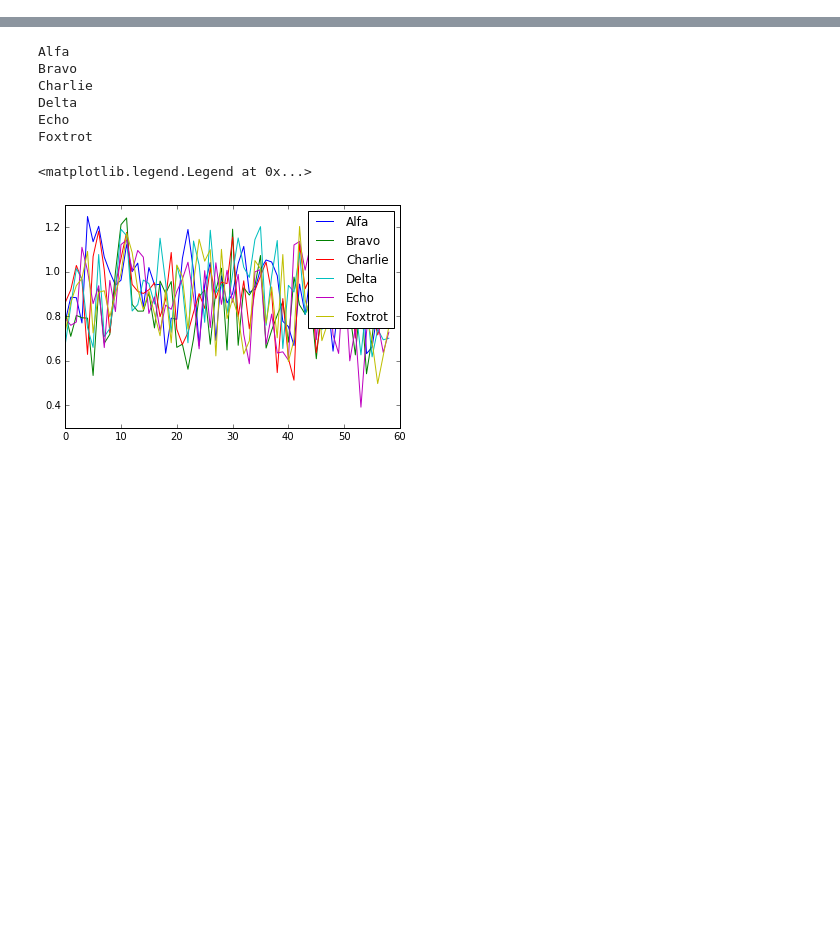
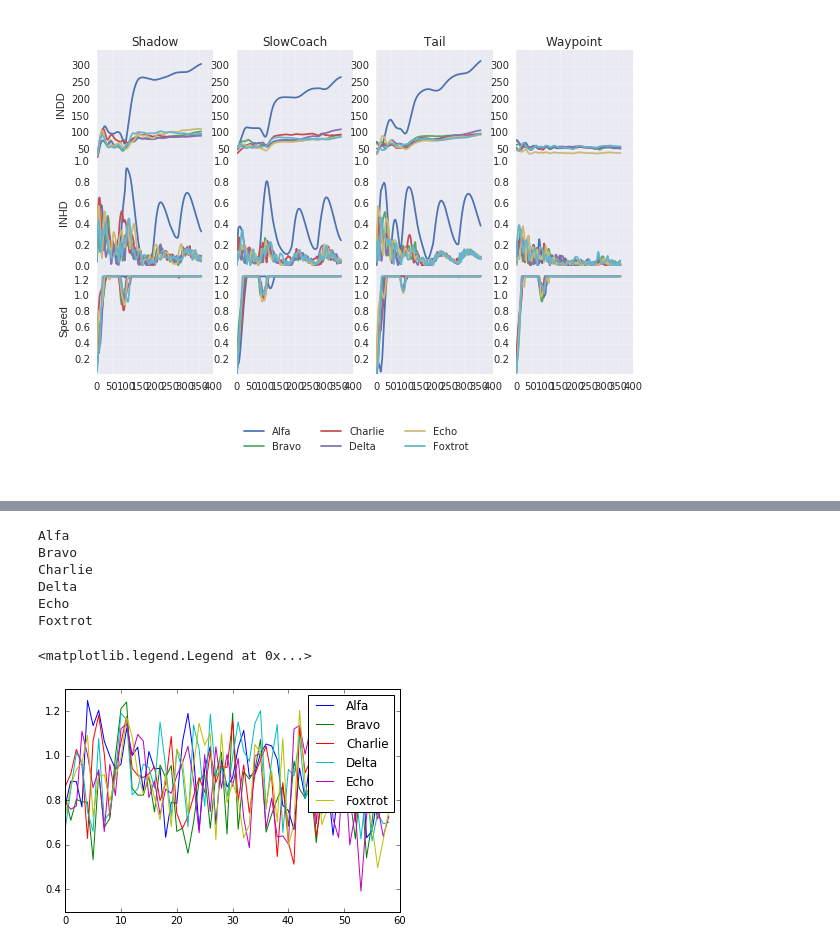
Before and after one commit to andrewbolster/aietes, a Jupyter notebook: scripts/notebooks/AIETES/Simplified Simplified Behaviour Stuff using DataFrames.ipynb, the cells around one changed output, grey strips where cells are left out. Saved outputs shown, nothing was run; the diff lists cells and outputs as text; code cells hidden in the pictures; blank space fills up the shorter version.

```diff
--- a/scripts/notebooks/AIETES/Simplified Simplified Behaviour Stuff using DataFrames.ipynb
+++ b/scripts/notebooks/AIETES/Simplified Simplified Behaviour Stuff using DataFrames.ipynb
@@ -16,6 +0,0 @@ trust_observations.head()
-# %%
-observer = 'Bravo'
-run = 0
-for behaviour, bev_df in trust_observations.groupby(level='var'):
-    print behaviour
-    #for metric, metric_df in bev_df.xs(run, )
@@ -26,4 +0,0 @@ Waypoint
-# %%
-metrics_df = bev_df.xs(run, level='run', drop_level=True).xs(observer, level='observer')
-for metric in metrics_df:
-    print metric
@@ -36,0 +45,75 @@ df_norm = (df - df.mean()) / (df.max() - df.min())
+# %%
+def plot_behaviour_metric_graph(data, observer = 'Bravo', run = 0, force_ymin=None):
+    from matplotlib.gridspec import GridSpec
+
+    _bevs = set(data.index.get_level_values('var'))
+    _metrics = list(data.columns)
+    fig = plt.figure(figsize=(8, 6), dpi=80)
+    base_ax = fig.add_axes([0, 0, 1, 1], )
+    base_ax.set_axis_off()
+    gs = GridSpec(len(_metrics), len(_bevs))
+    axes = [[None for _ in range(len(_metrics))] for _ in range(len(_bevs))]
+    # Column Behaviours
+    for i, (behaviour, bev_df) in enumerate(data.groupby(level='var')):
+        # Row Metrics
+        metrics_df = bev_df
+        if 'run' in bev_df.index.names:
+            metrics_df = metrics_df.xs(run, level='run', drop_level=True)
+        if 'observer' in bev_df.index.names:
+            metrics_df = metrics_df.xs(observer, level='observer')
+        for j, metric in enumerate(metrics_df):
+            ax = fig.add_subplot(gs[j, i])
+            for target, target_df in metrics_df[metric].groupby(level='target'):
+                target_df.values
+                ax.plot(target_df.values, label=target)
+            if j == 0:
+                ax.set_title(behaviour)
+            ax.grid(True, alpha=0.2)
+            ax.autoscale_view(scalex=False, tight=True)
+
+            # Metric label on left most graph
+            if i == 0:
+                ax.set_ylabel(metric)
+
+            #ax.legend()
+            #
+            # Last Metric Behaviour (Legend)
+            if j == len(_metrics) - 1:
+                if i == 0:
+                    ax.legend(loc="lower center",
+                              bbox_to_anchor=(0, 0, 1, 1),
+                              bbox_transform=fig.transFigure,
+                              ncol=3, frameon=False, prop={'size':10})
+                else:
+                    pass
+            else:
+                [l.set_visible(False) for l in ax.get_xticklabels()]
+            axes[i][j] = ax
+    # For each metric row
+    for j in range(len(_metrics)):
+        (m_ymin, m_ymax) = (float('inf'), float('-inf'))
+        (m_xmin, m_xmax) = (float('inf'), float('-inf'))
+        # Take the max limits across all behaviours
+        for i in range(len(_bevs)):
+            (ymin, ymax) = axes[i][j].get_ylim()
+            (xmin, xmax) = axes[i][j].get_xlim()
+            m_ymax = max(ymax, m_ymax)
+            m_ymin = min(ymin, m_ymin)
+            m_xmax = max(xmax, m_xmax)
+            m_xmin = min(xmin, m_xmin)
+
+        m_ymin = m_ymin if force_ymin is None else force_ymin
+        # Reset the rows limits
+        for i in range(len(_bevs)):
+            axes[i][j].set_ylim((m_ymin*0.9, m_ymax * 1.1))
+            axes[i][j].set_xlim((0, m_xmax))
+
+    fig.subplots_adjust(
+            left=0.05, bottom=0.2, right=0.98, top=0.95, wspace=0.2, hspace=0.0)
+
+    fig.show()
+
+    return fig
+fig = plot_behaviour_metric_graph(trust_observations)
+# %% [output]
+[figure, added]
```
Also changed, not shown: parts of 18 cells of this notebook, 11 other files.
